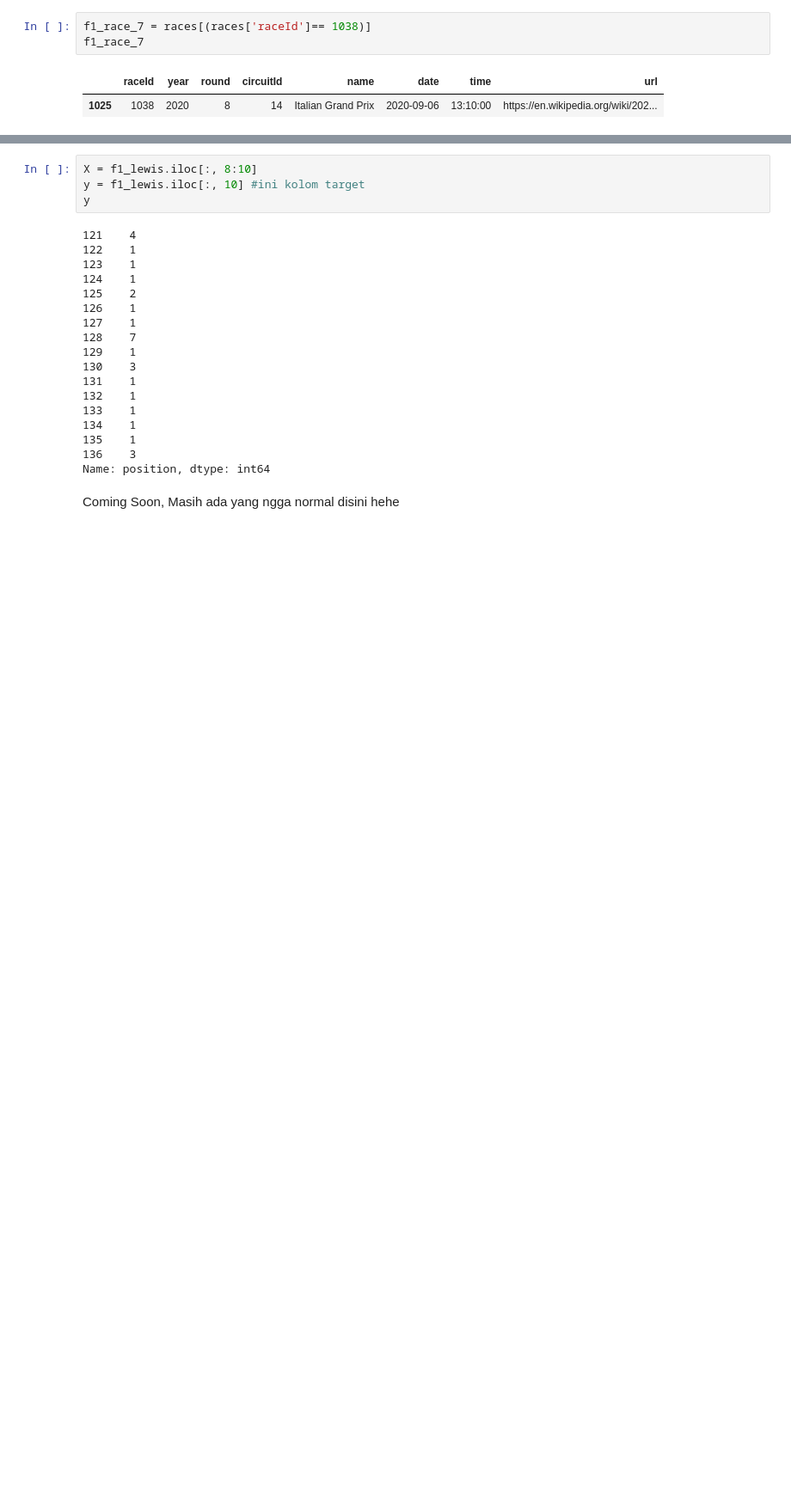
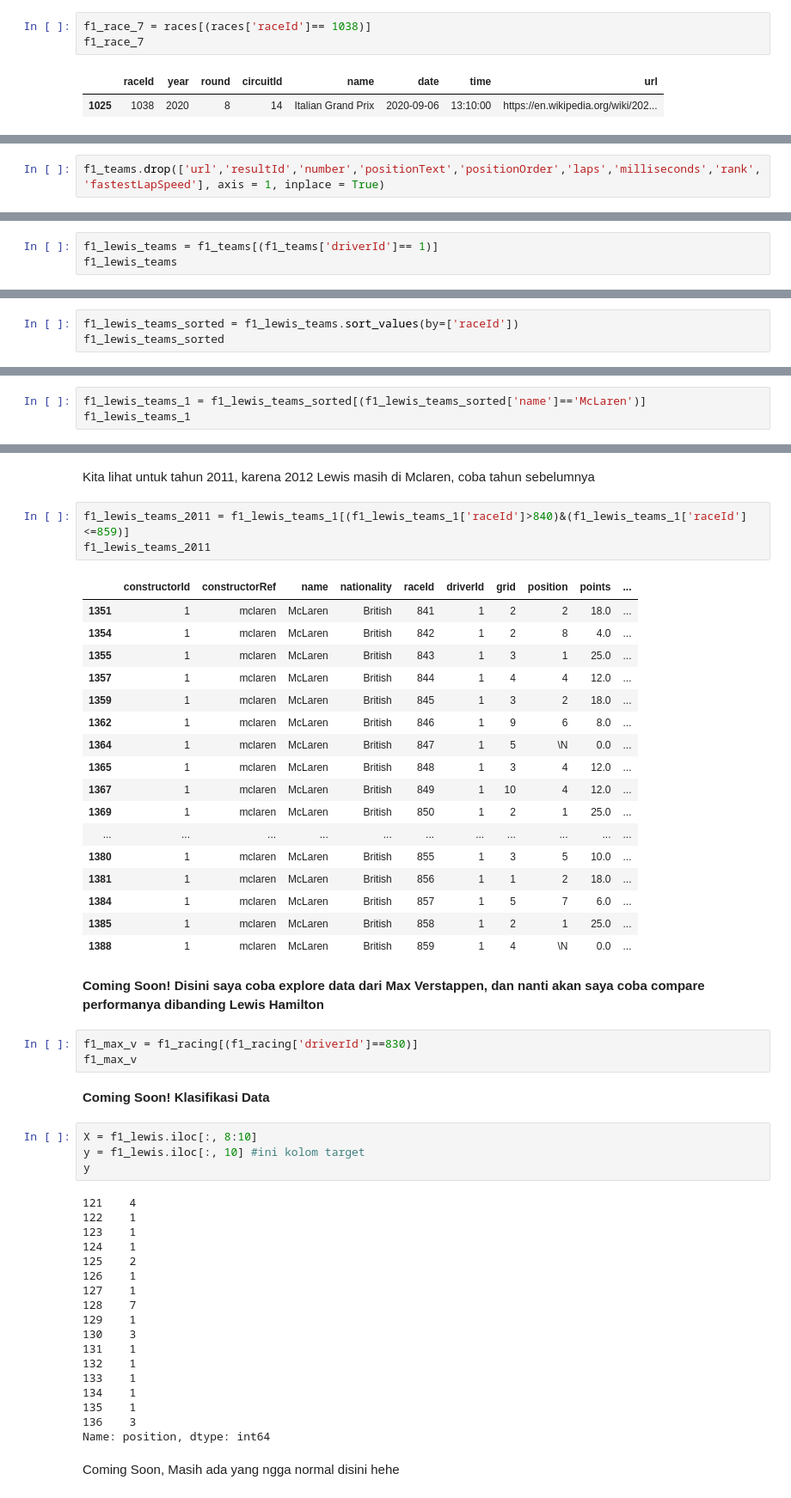
Before and after one commit to KusumaatmaSyafadhi/kusumaatmas, a Jupyter notebook: F1_Analysis.ipynb, the cells around one changed output, grey strips where cells are left out. Shown: that part at 86% size. Cells and saved outputs as stored; diff of their text form; blank space fills up the shorter version.

```diff
--- a/F1_Analysis.ipynb
+++ b/F1_Analysis.ipynb
@@ -233,0 +322,2 @@ Oke, Jadi dia finish ke-7 di Italian Grand Prix. Di Musim 2020, ini adalah finis
+# %%
+f1_teams.drop(['url','resultId','number','positionText','positionOrder','laps','milliseconds','rank','fastestLapSpeed'], axis = 1, inplace = True)
@@ -233,0 +342,3 @@ Oke, Jadi dia finish ke-7 di Italian Grand Prix. Di Musim 2020, ini adalah finis
+# %%
+f1_lewis_teams = f1_teams[(f1_teams['driverId']== 1)]
+f1_lewis_teams
@@ -233,0 +363,3 @@ Oke, Jadi dia finish ke-7 di Italian Grand Prix. Di Musim 2020, ini adalah finis
+# %%
+f1_lewis_teams_sorted = f1_lewis_teams.sort_values(by=['raceId'])
+f1_lewis_teams_sorted
@@ -233,0 +382,3 @@ Oke, Jadi dia finish ke-7 di Italian Grand Prix. Di Musim 2020, ini adalah finis
+# %%
+f1_lewis_teams_1 = f1_lewis_teams_sorted[(f1_lewis_teams_sorted['name']=='McLaren')]
+f1_lewis_teams_1
@@ -234,3 +446,33 @@ Oke, Jadi dia finish ke-7 di Italian Grand Prix. Di Musim 2020, ini adalah finis
+# %% [markdown]
+Kita lihat untuk tahun 2011, karena 2012 Lewis masih di Mclaren, coba tahun sebelumnya
+# %%
+f1_lewis_teams_2011 = f1_lewis_teams_1[(f1_lewis_teams_1['raceId']>840)&(f1_lewis_teams_1['raceId']<=859)]
+f1_lewis_teams_2011
+# %% [output]
+|  | constructorId | constructorRef | name | nationality | raceId | driverId | grid | position | points | ... |
+| 1351 | 1 | mclaren | McLaren | British | 841 | 1 | 2 | 2 | 18.0 | ... |
+| 1354 | 1 | mclaren | McLaren | British | 842 | 1 | 2 | 8 | 4.0 | ... |
+| 1355 | 1 | mclaren | McLaren | British | 843 | 1 | 3 | 1 | 25.0 | ... |
+| 1357 | 1 | mclaren | McLaren | British | 844 | 1 | 4 | 4 | 12.0 | ... |
+| 1359 | 1 | mclaren | McLaren | British | 845 | 1 | 3 | 2 | 18.0 | ... |
+| 1362 | 1 | mclaren | McLaren | British | 846 | 1 | 9 | 6 | 8.0 | ... |
+| 1364 | 1 | mclaren | McLaren | British | 847 | 1 | 5 | \N | 0.0 | ... |
+| 1365 | 1 | mclaren | McLaren | British | 848 | 1 | 3 | 4 | 12.0 | ... |
+| 1367 | 1 | mclaren | McLaren | British | 849 | 1 | 10 | 4 | 12.0 | ... |
+| 1369 | 1 | mclaren | McLaren | British | 850 | 1 | 2 | 1 | 25.0 | ... |
+| ... | ... | ... | ... | ... | ... | ... | ... | ... | ... | ... |
+| 1380 | 1 | mclaren | McLaren | British | 855 | 1 | 3 | 5 | 10.0 | ... |
+| 1381 | 1 | mclaren | McLaren | British | 856 | 1 | 1 | 2 | 18.0 | ... |
+| 1384 | 1 | mclaren | McLaren | British | 857 | 1 | 5 | 7 | 6.0 | ... |
+| 1385 | 1 | mclaren | McLaren | British | 858 | 1 | 2 | 1 | 25.0 | ... |
+| 1388 | 1 | mclaren | McLaren | British | 859 | 1 | 4 | \N | 0.0 | ... |
+# %% [markdown]
+**Coming Soon! Disini saya coba explore data dari Max Verstappen, dan nanti akan saya coba compare performanya dibanding Lewis Hamilton**
+# %%
+f1_max_v = f1_racing[(f1_racing['driverId']==830)]
+f1_max_v
+# %% [markdown]
+**Coming Soon! Klasifikasi Data**
 # %%
 X = f1_lewis.iloc[:, 8:10]
 y = f1_lewis.iloc[:, 10] #ini kolom target
```
Also changed, not shown: parts of 44 cells of this notebook.
